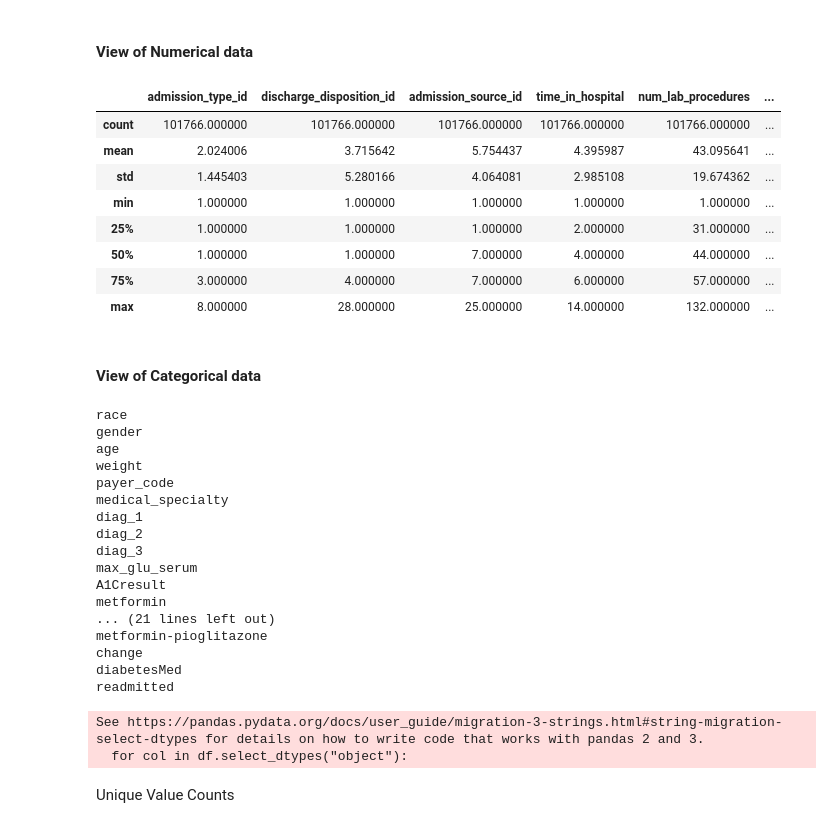
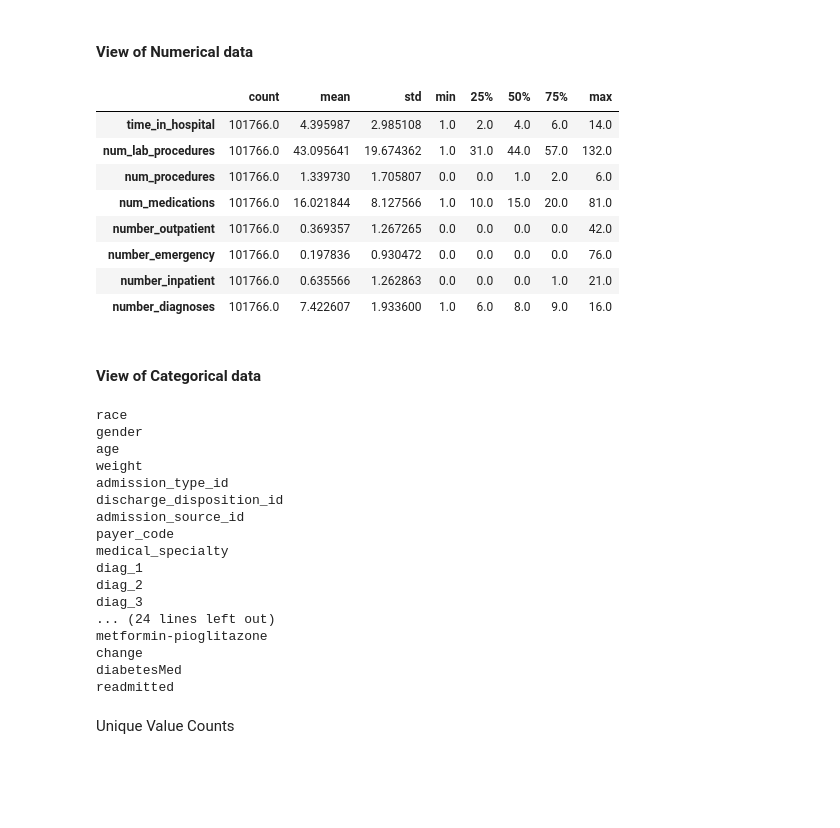
Before and after one commit to CameronLetendre/diabetes-readmission-30d, a Jupyter notebook: notebooks/01_eda.ipynb, the cells around one changed output. Drawn from its saved outputs; the diff is of its cells as text; code cells hidden in the pictures; blank space fills up the shorter version.

Commit message:
Fix data loading and EDA notebook

```diff
--- a/notebooks/01_eda.ipynb
+++ b/notebooks/01_eda.ipynb
@@ -8,9 +9,27 @@ from pathlib import Path
 # %% [markdown]
 ### Load the Data
 # %%
-RAW = "../data/raw"
-df = pd.read_csv(f"{RAW}/diabetic_data.csv")
-variables = pd.read_csv(f"{RAW}/variables.csv")
+# Works when started from the project root or notebooks directory.
+root = Path.cwd()
+if not (root / "data" / "data.py").exists():
+    root = root.parent
+sys.path.insert(0, str(root))
+from data.data import fetch_raw
 
-df.shape
+df = fetch_raw()
+variables = pd.read_csv(root / "data/raw/variables.csv")
+raw_columns = df.columns.tolist()
+id_cols = ["encounter_id", "patient_nbr"]
+num_cols = ["time_in_hospital", "num_lab_procedures", "num_procedures",
+            "num_medications", "number_outpatient", "number_emergency",
+            "number_inpatient", "number_diagnoses"]
+cat_cols = [c for c in raw_columns if c not in id_cols + num_cols]
+
+assert df[id_cols].notna().all().all(), "Missing patient or encounter IDs"
+assert df["encounter_id"].is_unique, "Duplicate encounter IDs"
+assert df["readmitted"].isin(["<30", ">30", "NO"]).all()
+assert not df.isin(["?"]).any().any(), "Unparsed missing values"
+df["readmit_30"] = (df["readmitted"] == "<30").astype(int)
+
+df[raw_columns].shape
 # %% [output]
@@ -18,48 +37,47 @@ df.shape
 # %% [markdown]
 Output Directory
 # %%
-out = Path("../reports/figures")
+out = root / "reports/figures"
 out.mkdir(parents=True, exist_ok=True)
 # %% [markdown]
 #### View of Numerical data
 # %%
-df.describe()
+numeric_summary = df[num_cols].describe().T
+numeric_summary.to_csv(out / "numeric_summary.csv")
+numeric_summary
 # %% [output]
-|  | admission_type_id | discharge_disposition_id | admission_source_id | time_in_hospital | num_lab_procedures | ... |
-| count | 101766.000000 | 101766.000000 | 101766.000000 | 101766.000000 | 101766.000000 | ... |
-| mean | 2.024006 | 3.715642 | 5.754437 | 4.395987 | 43.095641 | ... |
-| std | 1.445403 | 5.280166 | 4.064081 | 2.985108 | 19.674362 | ... |
-| min | 1.000000 | 1.000000 | 1.000000 | 1.000000 | 1.000000 | ... |
-| 25% | 1.000000 | 1.000000 | 1.000000 | 2.000000 | 31.000000 | ... |
-| 50% | 1.000000 | 1.000000 | 7.000000 | 4.000000 | 44.000000 | ... |
-| 75% | 3.000000 | 4.000000 | 7.000000 | 6.000000 | 57.000000 | ... |
-| max | 8.000000 | 28.000000 | 25.000000 | 14.000000 | 132.000000 | ... |
+|  | count | mean | std | min | 25% | 50% | 75% | max |
+| time_in_hospital | 101766.0 | 4.395987 | 2.985108 | 1.0 | 2.0 | 4.0 | 6.0 | 14.0 |
+| num_lab_procedures | 101766.0 | 43.095641 | 19.674362 | 1.0 | 31.0 | 44.0 | 57.0 | 132.0 |
+| num_procedures | 101766.0 | 1.339730 | 1.705807 | 0.0 | 0.0 | 1.0 | 2.0 | 6.0 |
+| num_medications | 101766.0 | 16.021844 | 8.127566 | 1.0 | 10.0 | 15.0 | 20.0 | 81.0 |
+| number_outpatient | 101766.0 | 0.369357 | 1.267265 | 0.0 | 0.0 | 0.0 | 0.0 | 42.0 |
+| number_emergency | 101766.0 | 0.197836 | 0.930472 | 0.0 | 0.0 | 0.0 | 0.0 | 76.0 |
+| number_inpatient | 101766.0 | 0.635566 | 1.262863 | 0.0 | 0.0 | 0.0 | 1.0 | 21.0 |
+| number_diagnoses | 101766.0 | 7.422607 | 1.933600 | 1.0 | 6.0 | 8.0 | 9.0 | 16.0 |
 # %% [markdown]
 #### View of Categorical data
 # %%
-for col in df.select_dtypes("object"):
-    if col in df.columns:
-        print(col)
+for col in cat_cols:
+    print(col)
 # %% [output]
 race
 gender
 age
 weight
+admission_type_id
+discharge_disposition_id
+admission_source_id
 payer_code
 medical_specialty
 diag_1
 diag_2
 diag_3
-max_glu_serum
-A1Cresult
-metformin
-... (21 lines left out)
+... (24 lines left out)
 metformin-pioglitazone
 change
 diabetesMed
 readmitted
-See https://pandas.pydata.org/docs/user_guide/migration-3-strings.html#string-migration-select-dtypes for details on how to write code that works with pandas 2 and 3.
-  for col in df.select_dtypes("object"):
 # %% [markdown]
 Unique Value Counts
 # %%
```
Also changed, not shown: parts of 21 cells of this notebook, 3 other files.
